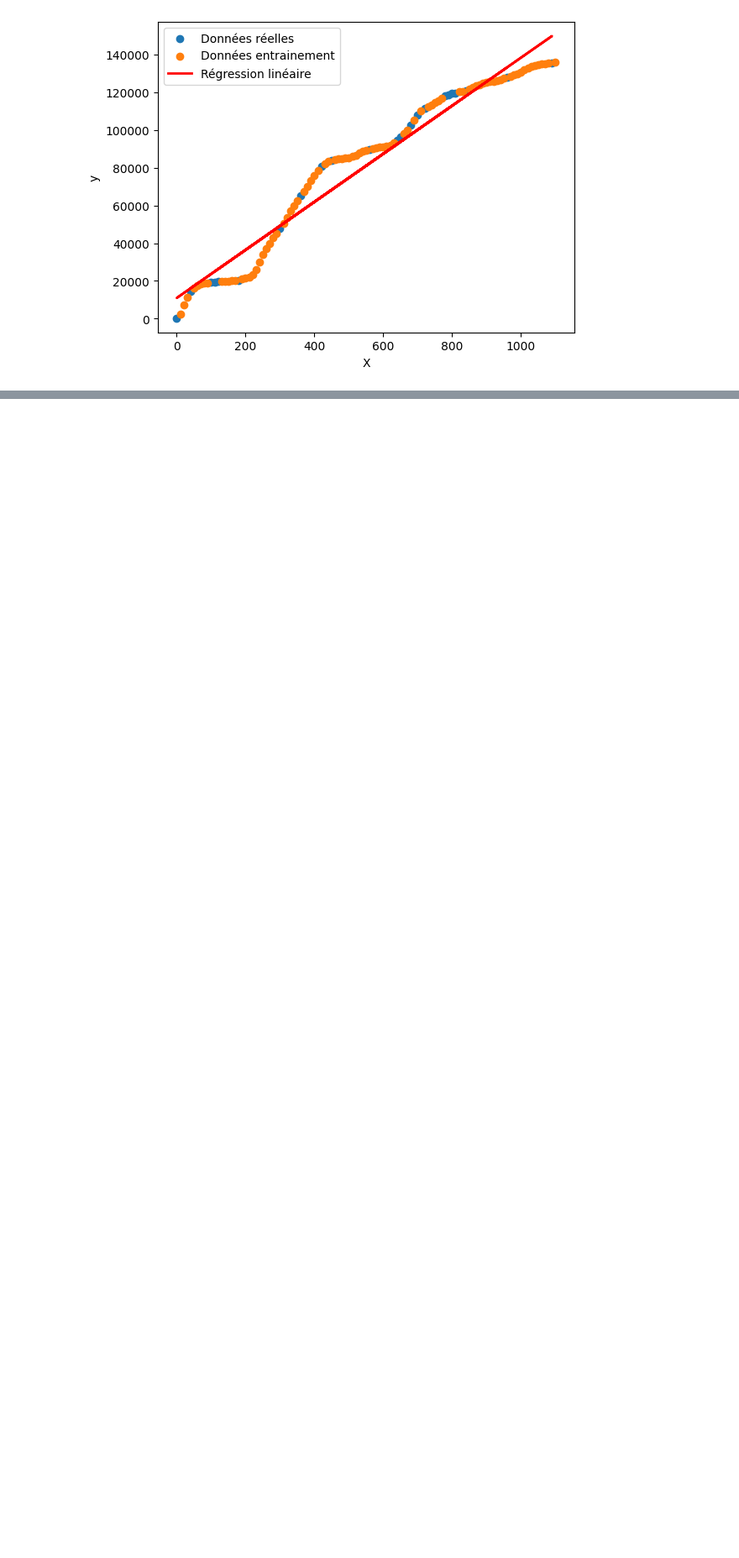
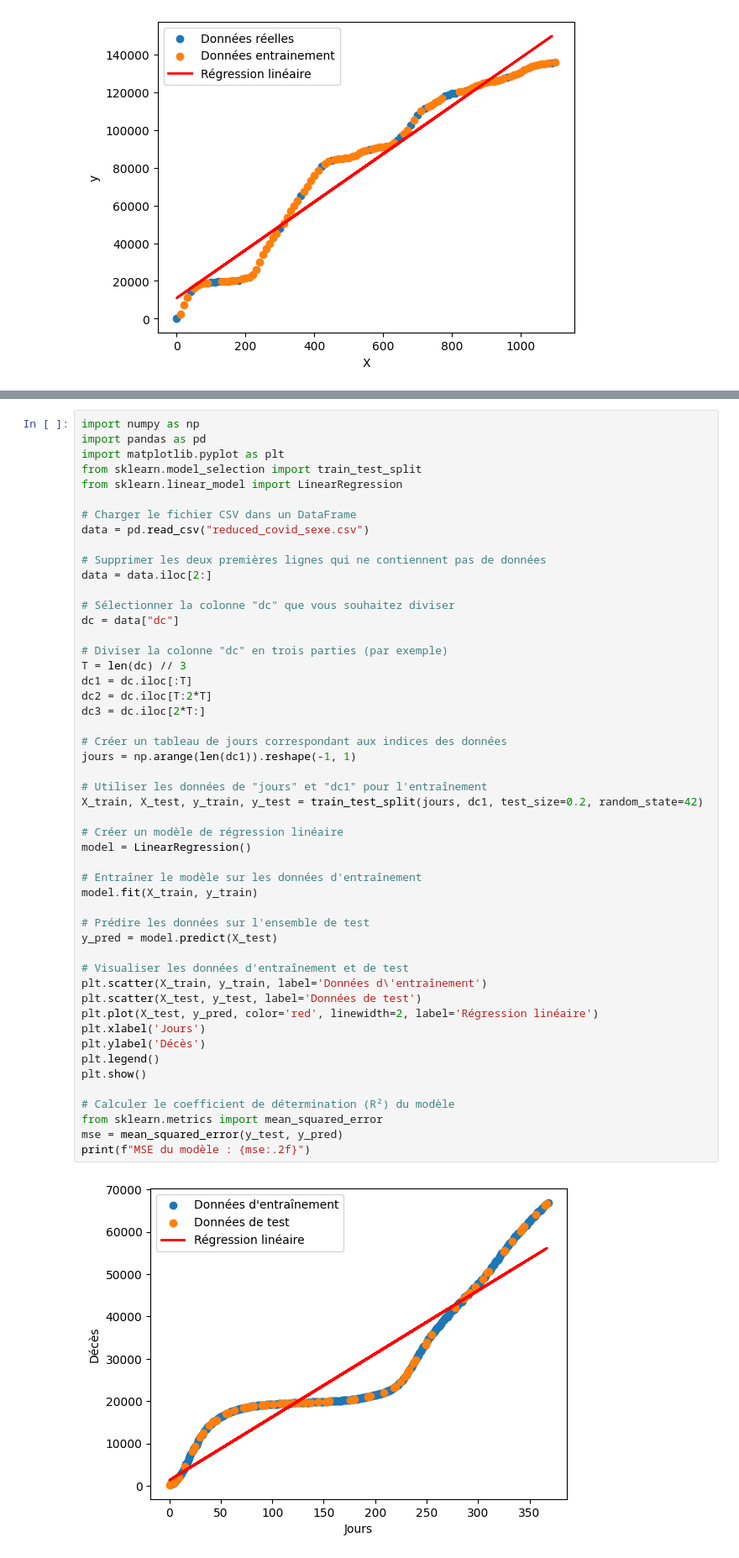
Before and after one commit to Charlottebenett/simplon, a Jupyter notebook: scikit-learn/exo1.ipynb, the cells around one changed output, grey strips where cells are left out. Shown: that part at 84% size. Drawn from its saved outputs; the diff is of its cells as text; blank space fills up the shorter version.

```diff
--- a/scikit-learn/exo1.ipynb
+++ b/scikit-learn/exo1.ipynb
@@ -146,0 +284,52 @@ from sklearn.linear_model import LinearRegression
+# %%
+import numpy as np
+import pandas as pd
+import matplotlib.pyplot as plt
+from sklearn.model_selection import train_test_split
+from sklearn.linear_model import LinearRegression
+
+# Charger le fichier CSV dans un DataFrame
+data = pd.read_csv("reduced_covid_sexe.csv")
+
+# Supprimer les deux premières lignes qui ne contiennent pas de données
+data = data.iloc[2:]
+
+# Sélectionner la colonne "dc" que vous souhaitez diviser
+dc = data["dc"]
+
+# Diviser la colonne "dc" en trois parties (par exemple)
+T = len(dc) // 3
+dc1 = dc.iloc[:T]
+dc2 = dc.iloc[T:2*T]
+dc3 = dc.iloc[2*T:]
+
+# Créer un tableau de jours correspondant aux indices des données
+jours = np.arange(len(dc1)).reshape(-1, 1)
+
+# Utiliser les données de "jours" et "dc1" pour l'entraînement
+X_train, X_test, y_train, y_test = train_test_split(jours, dc1, test_size=0.2, random_state=42)
+
+# Créer un modèle de régression linéaire
+model = LinearRegression()
+
+# Entraîner le modèle sur les données d'entraînement
+model.fit(X_train, y_train)
+
+# Prédire les données sur l'ensemble de test
+y_pred = model.predict(X_test)
+
+# Visualiser les données d'entraînement et de test
+plt.scatter(X_train, y_train, label='Données d\'entraînement')
+plt.scatter(X_test, y_test, label='Données de test')
+plt.plot(X_test, y_pred, color='red', linewidth=2, label='Régression linéaire')
+plt.xlabel('Jours')
+plt.ylabel('Décès')
+plt.legend()
+plt.show()
+
+# Calculer le coefficient de détermination (R²) du modèle
+from sklearn.metrics import mean_squared_error
+mse = mean_squared_error(y_test, y_pred)
+print(f"MSE du modèle : {mse:.2f}")
+# %% [output]
+[figure, added]
```
Also changed, not shown: parts of 7 cells of this notebook, 16 other files.
